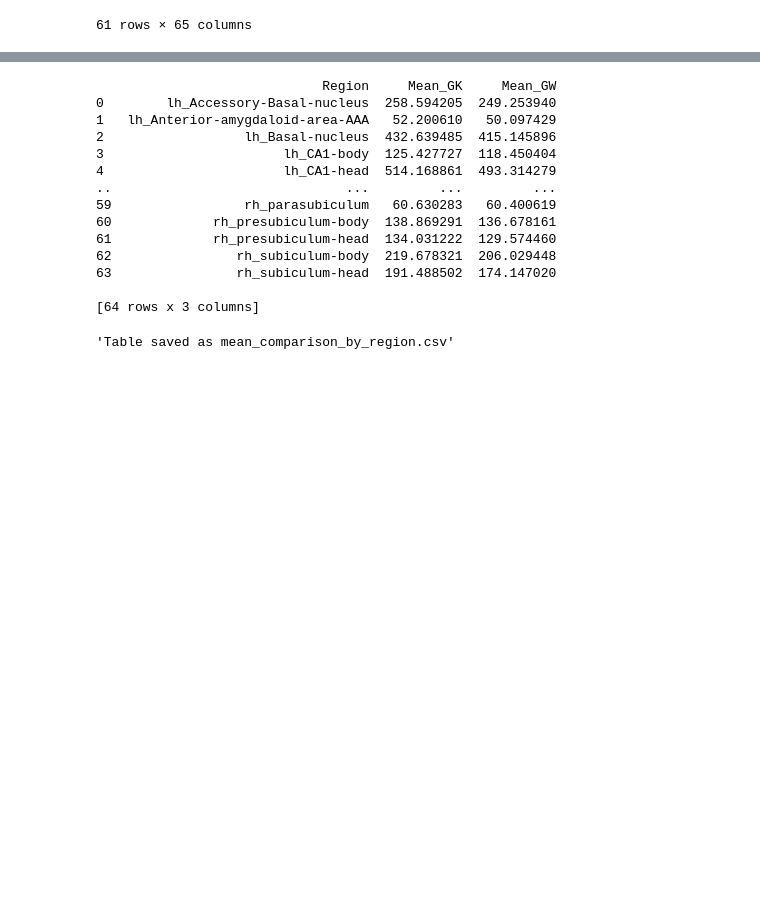
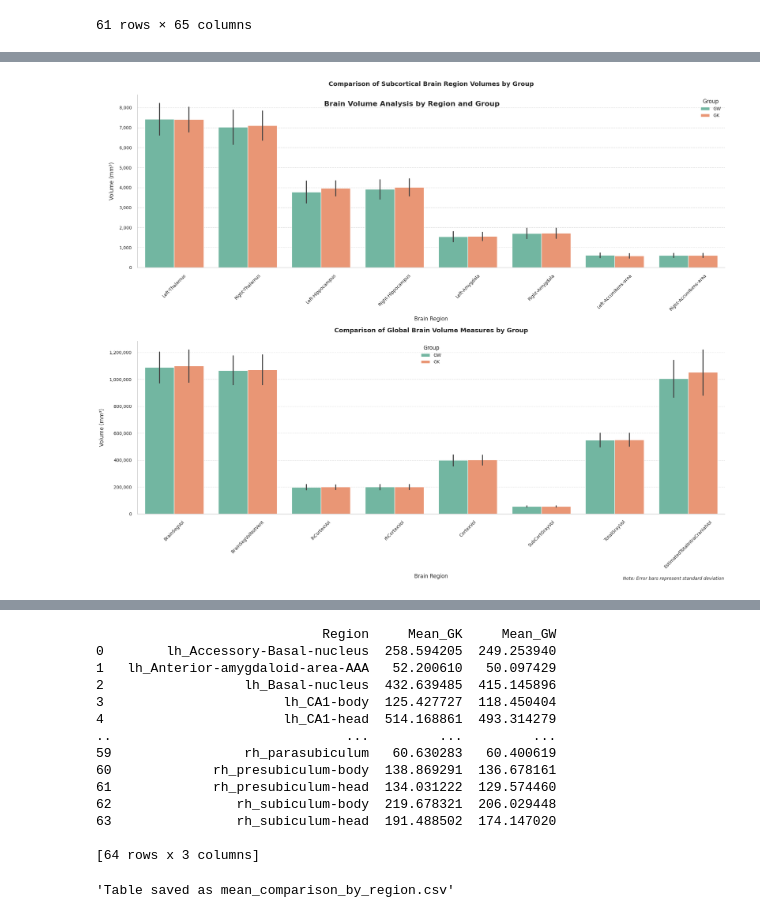
Before and after one commit to JPDevOpti/VolumetricAnalysis_MagneticResonance, a Jupyter notebook: Notebooks/Volumetric_Analysis.ipynb, the cells around one changed output, grey strips where cells are left out. Saved outputs shown, nothing was run; the diff lists cells and outputs as text; code cells hidden in the pictures; blank space fills up the shorter version.

```diff
--- a/Notebooks/Volumetric_Analysis.ipynb
+++ b/Notebooks/Volumetric_Analysis.ipynb
@@ -190,0 +206,89 @@ The `ci` parameter is deprecated. Use `errorbar='sd'` for the same effect.
+# %%
+import pandas as pd
+import matplotlib.pyplot as plt
+import seaborn as sns
+
+# Configurar el estilo
+plt.style.use('seaborn-v0_8')  # Usar una versión específica del estilo seaborn
+sns.set_theme(style="whitegrid")  # Configurar el tema de seaborn
+
+# Lista de las 16 regiones principales
+main_regions = [
+    'Left-Thalamus', 'Right-Thalamus',
+    'Left-Hippocampus', 'Right-Hippocampus',
+    'Left-Amygdala', 'Right-Amygdala',
+    'Left-Accumbens-area', 'Right-Accumbens-area',
+    'BrainSegVol', 'BrainSegVolNotVent',
+    'lhCortexVol', 'rhCortexVol',
+    'CortexVol', 'SubCortGrayVol',
+    'TotalGrayVol', 'EstimatedTotalIntraCranialVol'
+]
+
+# Transforma el DataFrame a formato largo solo para las regiones principales
+df_long = pd.melt(
+    df_final,
+    id_vars=['Biomarkers code', 'E280A group'],
+    value_vars=main_regions,
+    var_name='Brain Region',
+    value_name='Volume'
+)
+
+# Crear figura con dos subplots
+fig, (ax1, ax2) = plt.subplots(2, 1, figsize=(20, 16))
+
+# Configuración común para ambos gráficos
+for ax in [ax1, ax2]:
+    ax.grid(True, linestyle='--', alpha=0.7)
+    ax.spines['top'].set_visible(False)
+    ax.spines['right'].set_visible(False)
+    ax.tick_params(axis='both', which='major', labelsize=10)
+    ax.yaxis.set_major_formatter(plt.FuncFormatter(lambda x, p: format(int(x), ',')))
+
+# Primer gráfico: primeras 8 regiones
+sns.barplot(
+    data=df_long[df_long['Brain Region'].isin(main_regions[:8])],
+    x='Brain Region',
+    y='Volume',
+    hue='E280A group',
+    ci='sd',
+    ax=ax1,
+    palette='Set2'
+)
+ax1.set_title('Comparison of Subcortical Brain Region Volumes by Group',
+              pad=20, fontsize=14, fontweight='bold')
+ax1.set_xlabel('Brain Region', fontsize=12, labelpad=10)
+ax1.set_ylabel('Volume (mm³)', fontsize=12, labelpad=10)
+ax1.tick_params(axis='x', rotation=45)
+ax1.legend(title='Group', title_fontsize=12, fontsize=10)
+
+# Segundo gráfico: últimas 8 regiones
+sns.barplot(
+    data=df_long[df_long['Brain Region'].isin(main_regions[8:])],
+    x='Brain Region',
+    y='Volume',
+    hue='E280A group',
+    ci='sd',
+    ax=ax2,
+    palette='Set2'
+)
+ax2.set_title('Comparison of Global Brain Volume Measures by Group',
+              pad=20, fontsize=14, fontweight='bold')
+ax2.set_xlabel('Brain Region', fontsize=12, labelpad=10)
+ax2.set_ylabel('Volume (mm³)', fontsize=12, labelpad=10)
+ax2.tick_params(axis='x', rotation=45)
+ax2.legend(title='Group', title_fontsize=12, fontsize=10)
+
+# Ajustar el diseño
+plt.tight_layout()
+
+# Añadir un título general
+fig.suptitle('Brain Volume Analysis by Region and Group',
+             fontsize=16, fontweight='bold', y=0.95)
+
+# Añadir una nota al pie
+plt.figtext(0.99, 0.01,
+            'Note: Error bars represent standard deviation',
+            ha='right', fontsize=10, style='italic')
+
+plt.show()
+# %% [output]
@@ -191,3 +302,4 @@ The `ci` parameter is deprecated. Use `errorbar='sd'` for the same effect.
+[figure, added]
 # %%
 import pandas as pd
 from scipy.stats import ttest_ind, shapiro, mannwhitneyu
```
Also changed, not shown: parts of 12 cells of this notebook, 5 other files.
